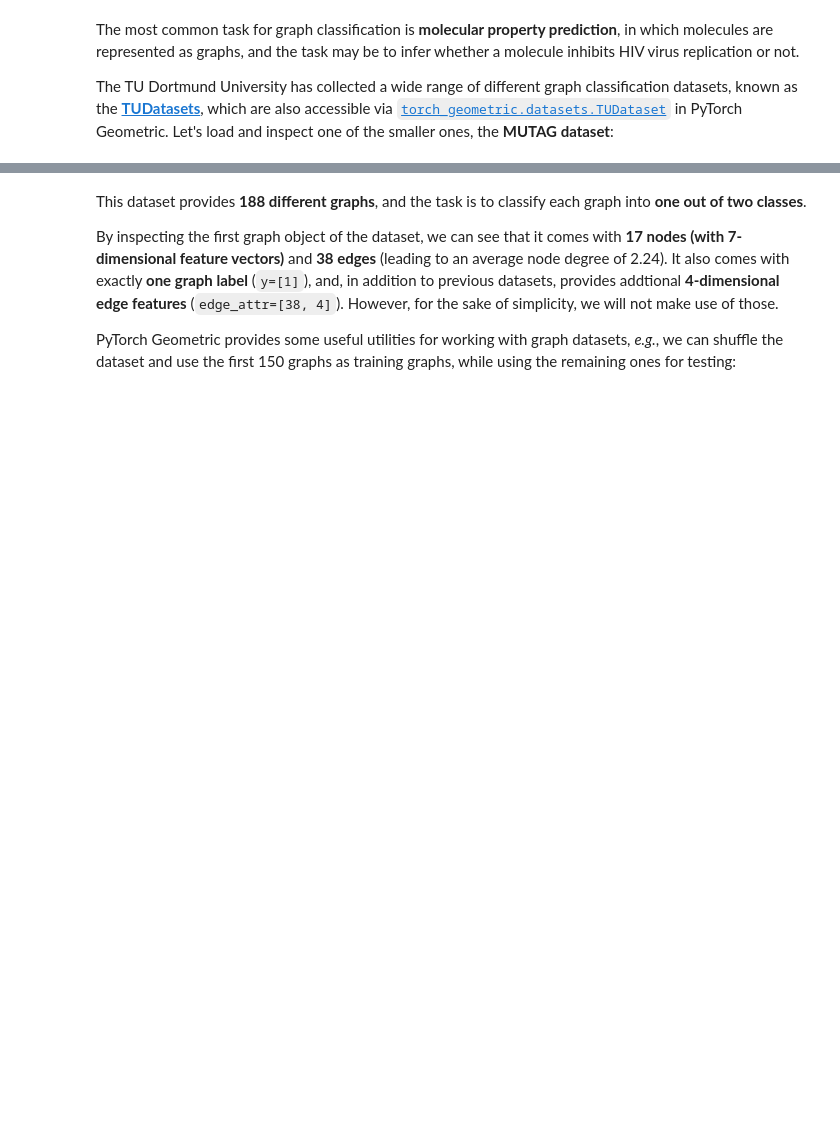
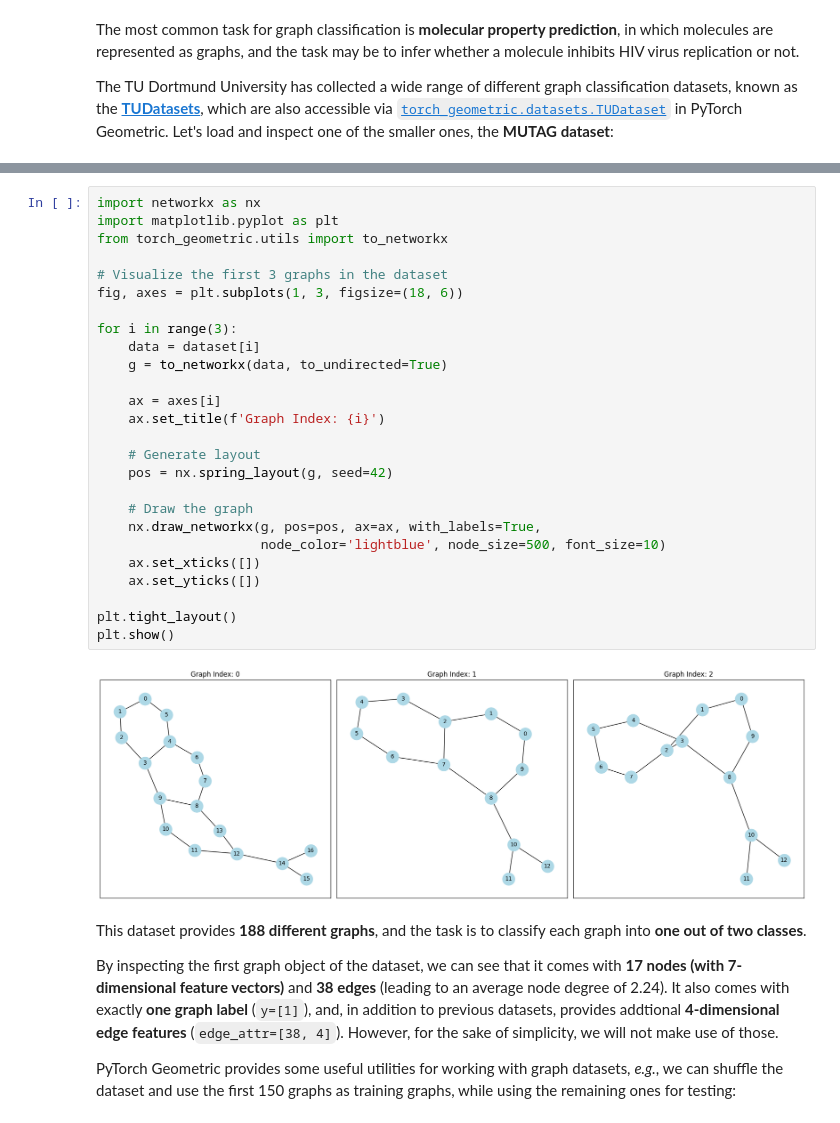
Before and after one commit to ekaratnida/social-network, a Jupyter notebook: workshop/3_Graph_Classification.ipynb, the cells around one changed output, grey strips where cells are left out. Cells and saved outputs as stored; diff of their text form; blank space fills up the shorter version.

```diff
--- a/workshop/3_Graph_Classification.ipynb
+++ b/workshop/3_Graph_Classification.ipynb
@@ -78,3 +79,31 @@ Done!
+# %%
+import networkx as nx
+import matplotlib.pyplot as plt
+from torch_geometric.utils import to_networkx
+
+# Visualize the first 3 graphs in the dataset
+fig, axes = plt.subplots(1, 3, figsize=(18, 6))
+
+for i in range(3):
+    data = dataset[i]
+    g = to_networkx(data, to_undirected=True)
+
+    ax = axes[i]
+    ax.set_title(f'Graph Index: {i}')
+
+    # Generate layout
+    pos = nx.spring_layout(g, seed=42)
+
+    # Draw the graph
+    nx.draw_networkx(g, pos=pos, ax=ax, with_labels=True,
+                     node_color='lightblue', node_size=500, font_size=10)
+    ax.set_xticks([])
+    ax.set_yticks([])
+
+plt.tight_layout()
+plt.show()
+# %% [output]
+[figure, added]
 # %% [markdown]
 This dataset provides **188 different graphs**, and the task is to classify each graph into **one out of two classes**.
 
```
Also changed, not shown: parts of 3 cells of this notebook.
